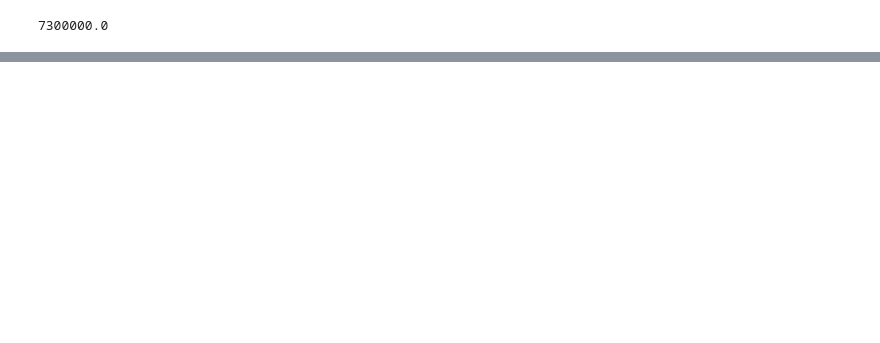
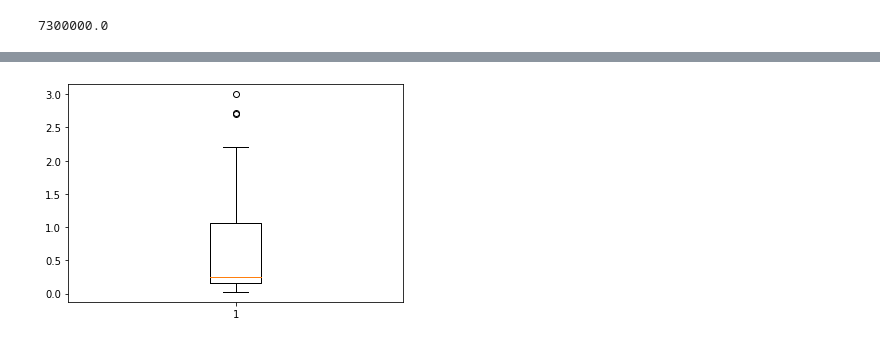
Before and after one commit to sehyeager/exoplanet_clustering, a Jupyter notebook: EDA-PCA.ipynb, the cells around one changed output, grey strips where cells are left out. Drawn from its saved outputs; the diff is of its cells as text; code cells hidden in the pictures; blank space fills up the shorter version.

```diff
--- a/EDA-PCA.ipynb
+++ b/EDA-PCA.ipynb
@@ -103,0 +115,4 @@ plt.hist(df['sy_dist']);
+# %%
+plt.boxplot(df['pl_radj']);
+# %% [output]
+[figure, added]
```
Also changed, not shown: parts of 33 cells of this notebook, 15 other files.
